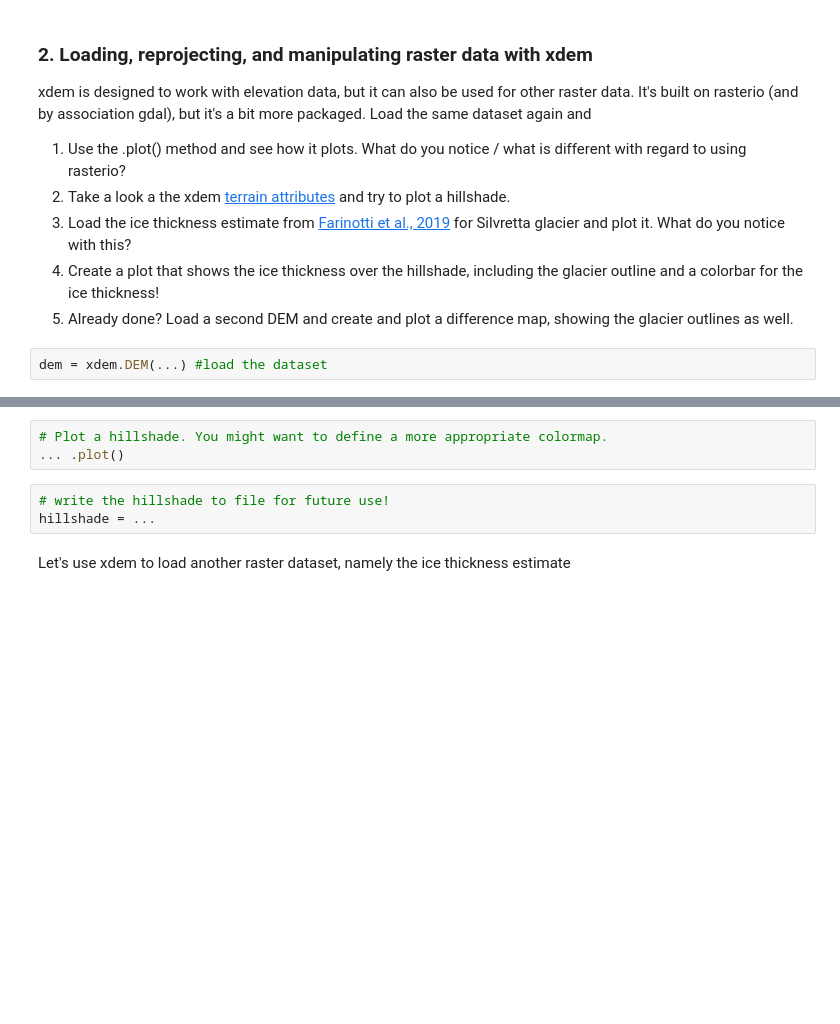
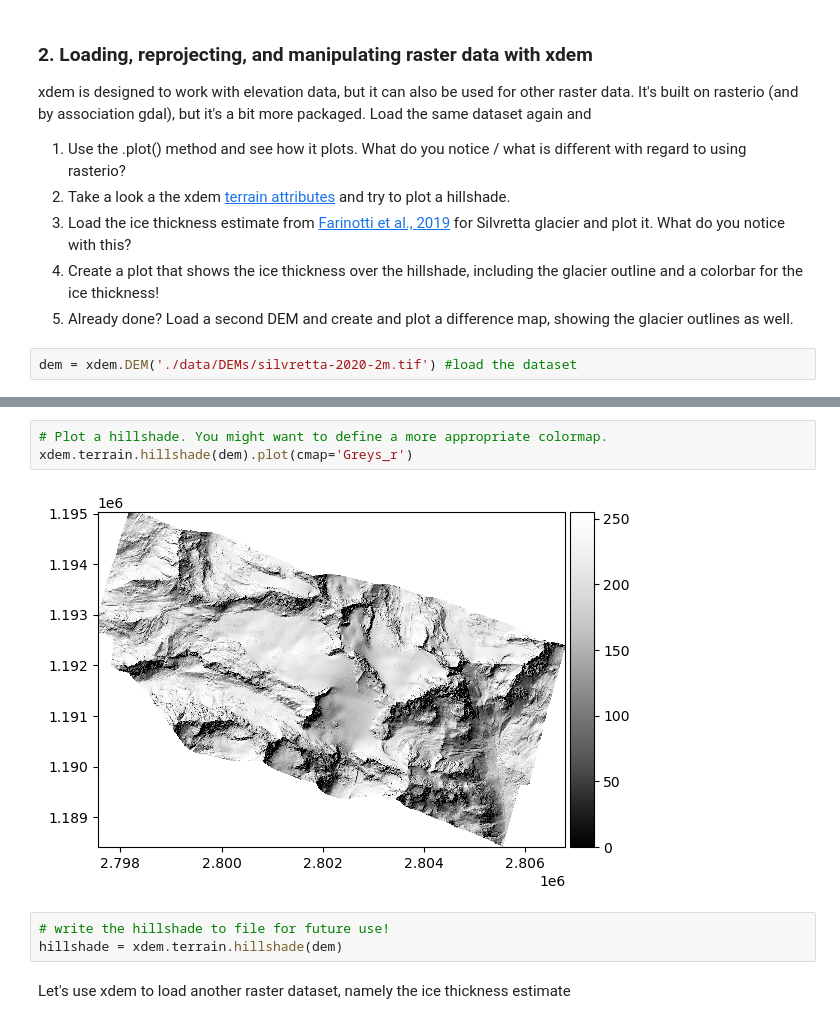
Before and after one commit to fquaren/CORDS, a Jupyter notebook: Workshop-Geodata-Processing/Working-with-raster-data.ipynb, the cells around one changed output, grey strips where cells are left out. Saved outputs shown, nothing was run; the diff lists cells and outputs as text; blank space fills up the shorter version.

Commit message:
raster data

```diff
--- a/Workshop-Geodata-Processing/Working-with-raster-data.ipynb
+++ b/Workshop-Geodata-Processing/Working-with-raster-data.ipynb
@@ -99,6 +99,6 @@ xdem is designed to work with elevation data, but it can also be used for other
 4) Create a plot that shows the ice thickness over the hillshade, including the glacier outline and a colorbar for the ice thickness!
 5) Already done? Load a second DEM and create and plot a difference map, showing the glacier outlines as well.
 # %%
-dem = xdem.DEM(...) #load the dataset
+dem = xdem.DEM('./data/DEMs/silvretta-2020-2m.tif') #load the dataset
 # %%
 dem.plot() #notice how it already knows where it is in the world
@@ -105,9 +107,11 @@ dem.plot() #notice how it already knows where it is in the world
 # %%
 # Plot a hillshade. You might want to define a more appropriate colormap.
-... .plot()
+xdem.terrain.hillshade(dem).plot(cmap='Greys_r')
+# %% [output]
+[figure, added]
 # %%
 # write the hillshade to file for future use!
-hillshade = ...
+hillshade = xdem.terrain.hillshade(dem)
 # %% [markdown]
 Let's use xdem to load another raster dataset, namely the ice thickness estimate
 # %%
```
Also changed, not shown: parts of 23 cells of this notebook.
